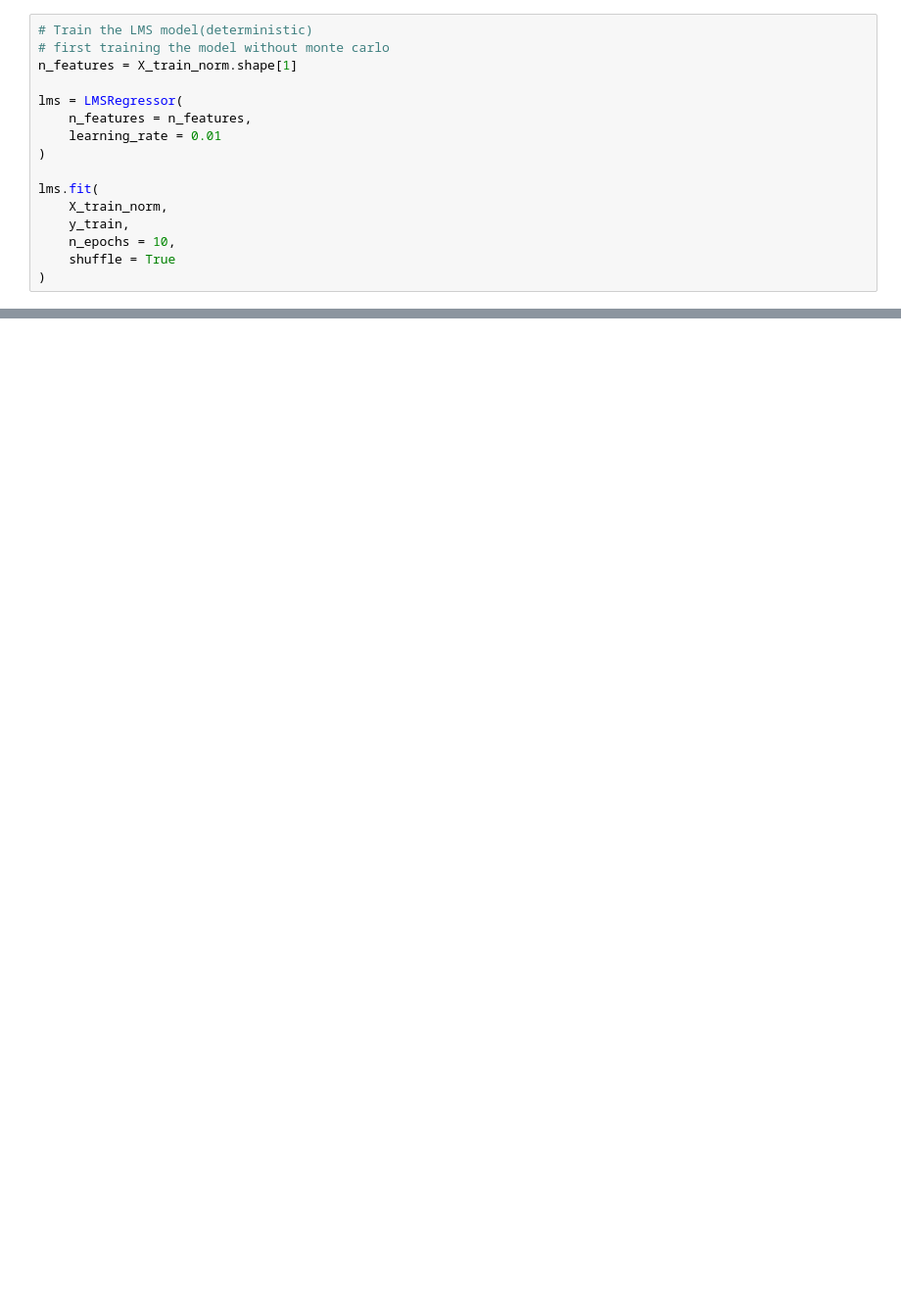
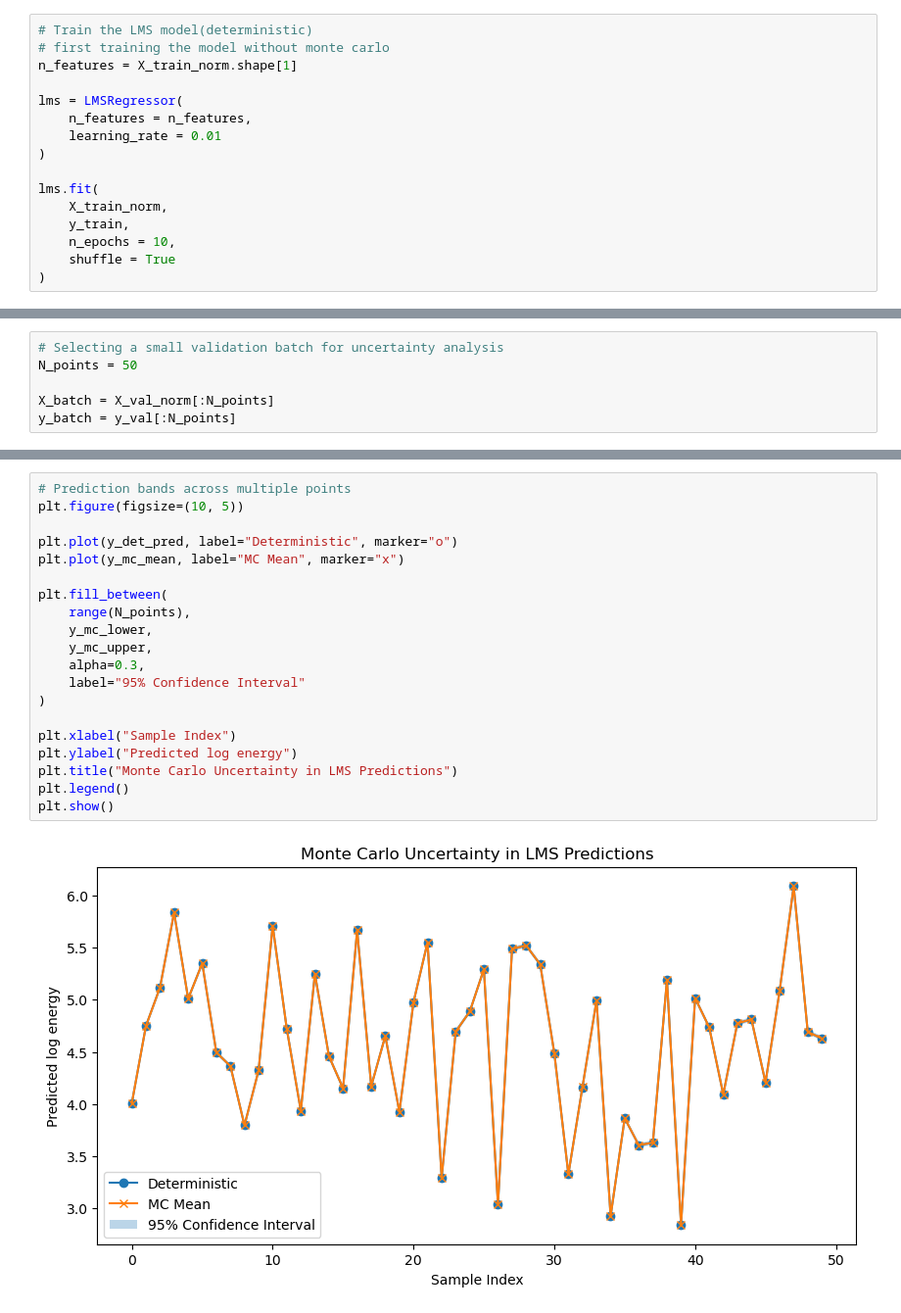
Before and after one commit to HarshDubey-12/monte-carlo-lms-energy-modeling, a Jupyter notebook: monte-carlo-lms-energy-modeling.ipynb, the cells around one changed output, grey strips where cells are left out. Shown at 98% size. Drawn from its saved outputs; the diff is of its cells as text; blank space fills up the shorter version.

```diff
--- a/monte-carlo-lms-energy-modeling.ipynb
+++ b/monte-carlo-lms-energy-modeling.ipynb
@@ -395,0 +400,6 @@ plt.show()
+# %%
+# Selecting a small validation batch for uncertainty analysis
+N_points = 50
+
+X_batch = X_val_norm[:N_points]
+y_batch = y_val[:N_points]
@@ -395,0 +453,22 @@ plt.show()
+# %%
+# Prediction bands across multiple points
+plt.figure(figsize=(10, 5))
+
+plt.plot(y_det_pred, label="Deterministic", marker="o")
+plt.plot(y_mc_mean, label="MC Mean", marker="x")
+
+plt.fill_between(
+    range(N_points),
+    y_mc_lower,
+    y_mc_upper,
+    alpha=0.3,
+    label="95% Confidence Interval"
+)
+
+plt.xlabel("Sample Index")
+plt.ylabel("Predicted log energy")
+plt.title("Monte Carlo Uncertainty in LMS Predictions")
+plt.legend()
+plt.show()
+# %% [output]
+[figure, added]
```
Also changed, not shown: parts of 11 cells of this notebook, 1 other file.
